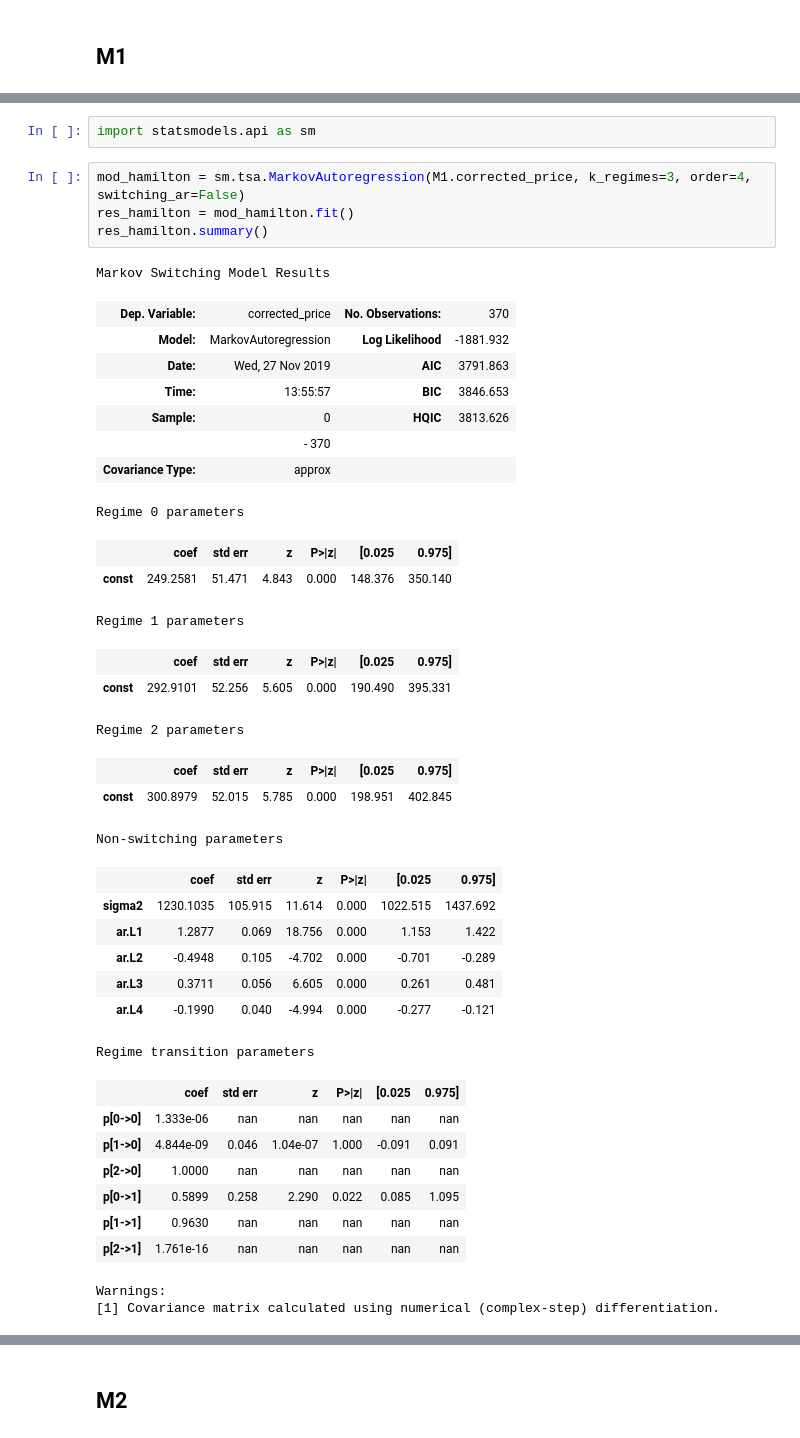
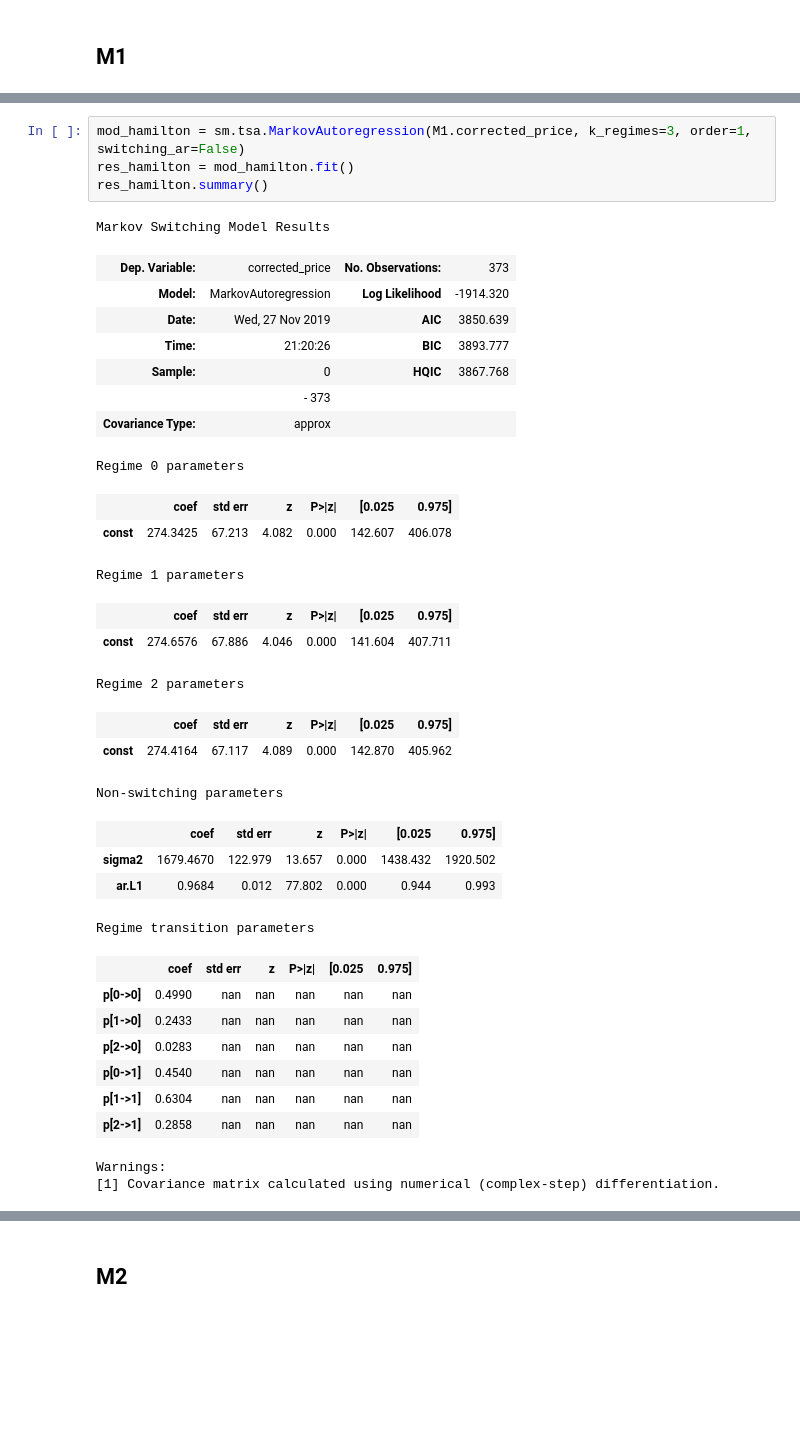
Before and after one commit to pedroargento/Mestrado, a Jupyter notebook: codigo.ipynb, the cells around one changed output, grey strips where cells are left out. Cells and saved outputs as stored; diff of their text form; blank space fills up the shorter version.

```diff
--- a/codigo.ipynb
+++ b/codigo.ipynb
@@ -143,43 +144,38 @@ M1.head()
 [figure]
-# %%
-import statsmodels.api as sm
 # %%
-mod_hamilton = sm.tsa.MarkovAutoregression(M1.corrected_price, k_regimes=3, order=4, switching_ar=False)
+mod_hamilton = sm.tsa.MarkovAutoregression(M1.corrected_price, k_regimes=3, order=1, switching_ar=False)
 res_hamilton = mod_hamilton.fit()
 res_hamilton.summary()
 # %% [output]
 Markov Switching Model Results
-| Dep. Variable: | corrected_price | No. Observations: | 370 |
-| Model: | MarkovAutoregression | Log Likelihood | -1881.932 |
-| Date: | Wed, 27 Nov 2019 | AIC | 3791.863 |
-| Time: | 13:55:57 | BIC | 3846.653 |
-| Sample: | 0 | HQIC | 3813.626 |
-|  | - 370 |  |  |
+| Dep. Variable: | corrected_price | No. Observations: | 373 |
+| Model: | MarkovAutoregression | Log Likelihood | -1914.320 |
+| Date: | Wed, 27 Nov 2019 | AIC | 3850.639 |
+| Time: | 21:20:26 | BIC | 3893.777 |
+| Sample: | 0 | HQIC | 3867.768 |
+|  | - 373 |  |  |
 | Covariance Type: | approx |  |  |
 Regime 0 parameters
 |  | coef | std err | z | P>|z| | [0.025 | 0.975] |
-| const | 249.2581 | 51.471 | 4.843 | 0.000 | 148.376 | 350.140 |
+| const | 274.3425 | 67.213 | 4.082 | 0.000 | 142.607 | 406.078 |
 Regime 1 parameters
 |  | coef | std err | z | P>|z| | [0.025 | 0.975] |
-| const | 292.9101 | 52.256 | 5.605 | 0.000 | 190.490 | 395.331 |
+| const | 274.6576 | 67.886 | 4.046 | 0.000 | 141.604 | 407.711 |
 Regime 2 parameters
 |  | coef | std err | z | P>|z| | [0.025 | 0.975] |
-| const | 300.8979 | 52.015 | 5.785 | 0.000 | 198.951 | 402.845 |
+| const | 274.4164 | 67.117 | 4.089 | 0.000 | 142.870 | 405.962 |
 Non-switching parameters
 |  | coef | std err | z | P>|z| | [0.025 | 0.975] |
-| sigma2 | 1230.1035 | 105.915 | 11.614 | 0.000 | 1022.515 | 1437.692 |
-| ar.L1 | 1.2877 | 0.069 | 18.756 | 0.000 | 1.153 | 1.422 |
-| ar.L2 | -0.4948 | 0.105 | -4.702 | 0.000 | -0.701 | -0.289 |
-| ar.L3 | 0.3711 | 0.056 | 6.605 | 0.000 | 0.261 | 0.481 |
-| ar.L4 | -0.1990 | 0.040 | -4.994 | 0.000 | -0.277 | -0.121 |
+| sigma2 | 1679.4670 | 122.979 | 13.657 | 0.000 | 1438.432 | 1920.502 |
+| ar.L1 | 0.9684 | 0.012 | 77.802 | 0.000 | 0.944 | 0.993 |
 Regime transition parameters
 |  | coef | std err | z | P>|z| | [0.025 | 0.975] |
-| p[0->0] | 1.333e-06 | nan | nan | nan | nan | nan |
-| p[1->0] | 4.844e-09 | 0.046 | 1.04e-07 | 1.000 | -0.091 | 0.091 |
-| p[2->0] | 1.0000 | nan | nan | nan | nan | nan |
-| p[0->1] | 0.5899 | 0.258 | 2.290 | 0.022 | 0.085 | 1.095 |
-| p[1->1] | 0.9630 | nan | nan | nan | nan | nan |
-| p[2->1] | 1.761e-16 | nan | nan | nan | nan | nan |
+| p[0->0] | 0.4990 | nan | nan | nan | nan | nan |
+| p[1->0] | 0.2433 | nan | nan | nan | nan | nan |
+| p[2->0] | 0.0283 | nan | nan | nan | nan | nan |
+| p[0->1] | 0.4540 | nan | nan | nan | nan | nan |
+| p[1->1] | 0.6304 | nan | nan | nan | nan | nan |
+| p[2->1] | 0.2858 | nan | nan | nan | nan | nan |
 Warnings:
 [1] Covariance matrix calculated using numerical (complex-step) differentiation.
 # %%
```
Also changed, not shown: parts of 38 cells of this notebook.
